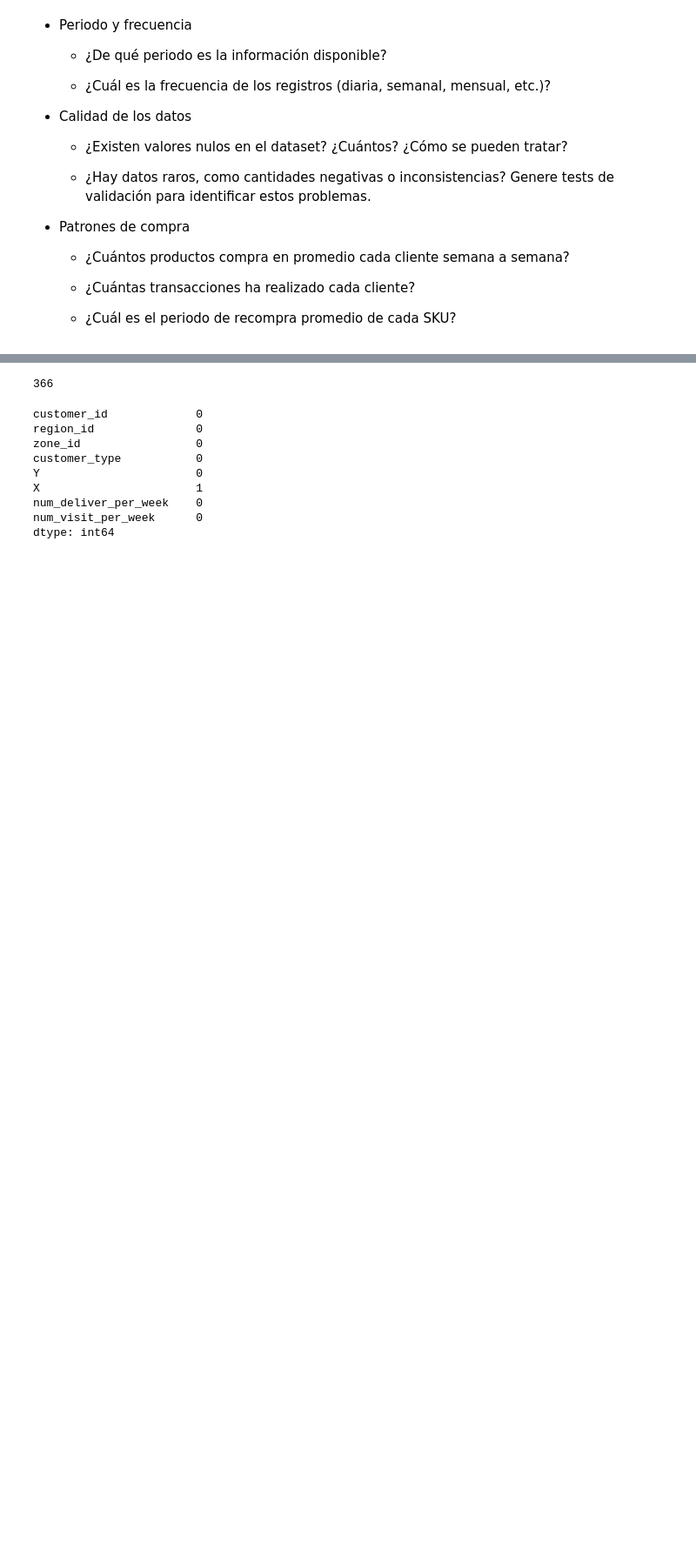
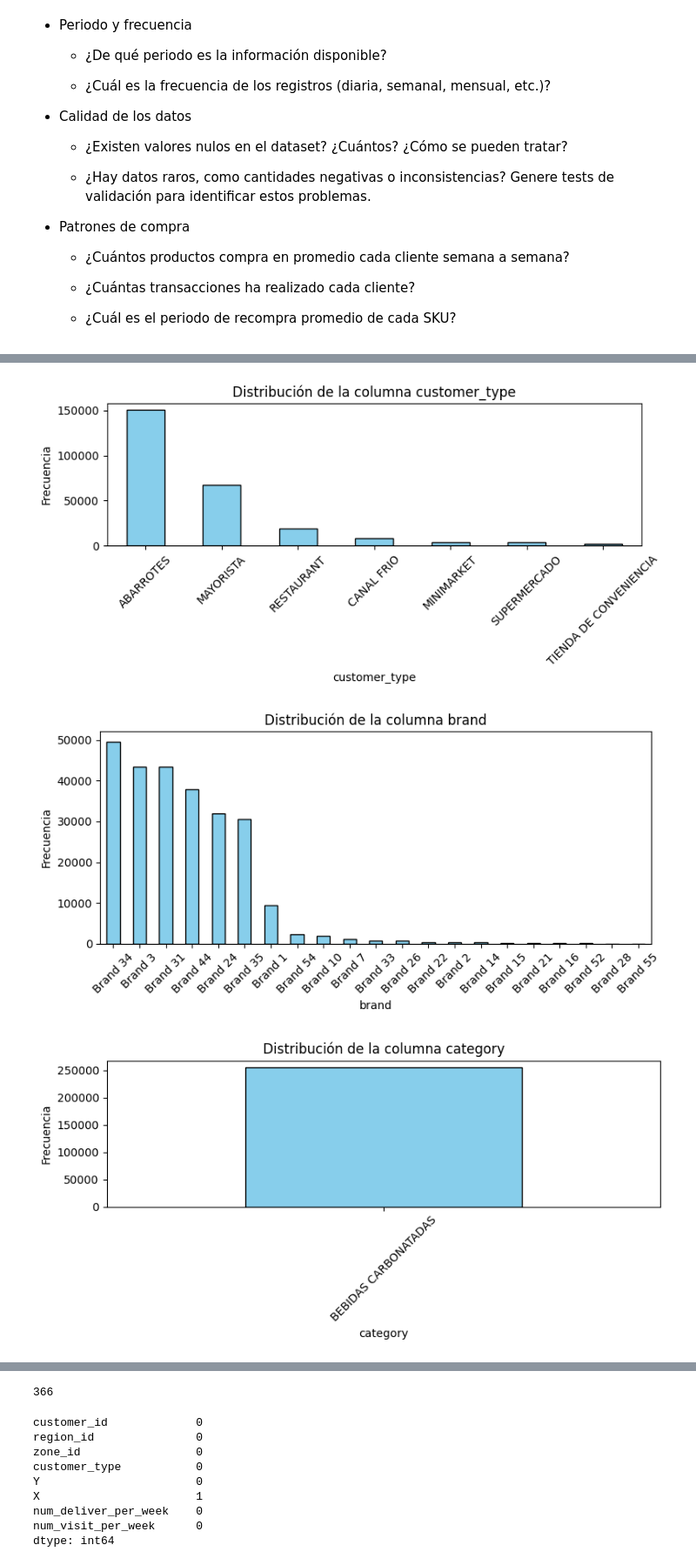
Before and after one commit to cristianjaram/MDS7202-labs, a Jupyter notebook: proyecto_lab/enunciado_entrega1.ipynb, the cells around one changed output, grey strips where cells are left out. Shown: that part at 87% size. Drawn from its saved outputs; the diff is of its cells as text; code cells hidden in the pictures; blank space fills up the shorter version.

```diff
--- a/proyecto_lab/enunciado_entrega1.ipynb
+++ b/proyecto_lab/enunciado_entrega1.ipynb
@@ -502,0 +451,16 @@ Se deben responder preguntas a partir de lo que puedan visualizar/obtener, por e
+# %%
+string_columns = data.select_dtypes(include=['string']).columns
+for col in string_columns:
+    # Ejemplo con la columna "C" categórica
+    data[col].value_counts().plot(kind='bar', figsize=(8, 4), color="skyblue", edgecolor="black")
+
+    plt.title(f'Distribución de la columna {col}')
+    plt.xlabel(col)
+    plt.ylabel('Frecuencia')
+    plt.xticks(rotation=45)
+    plt.tight_layout()
+    plt.show()
+# %% [output]
+[figure, added]
+[figure, added]
+[figure, added]
```
Also changed, not shown: parts of 43 cells of this notebook.
